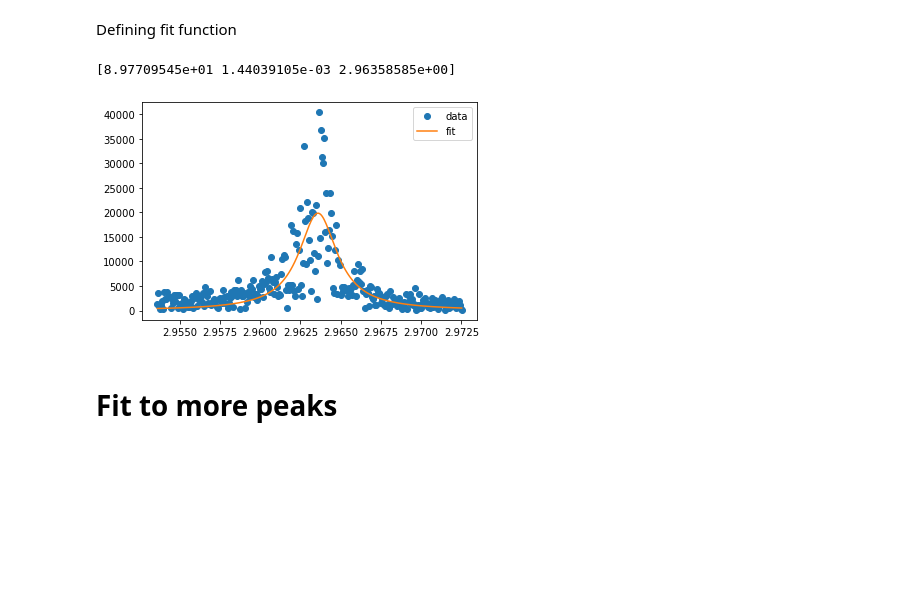
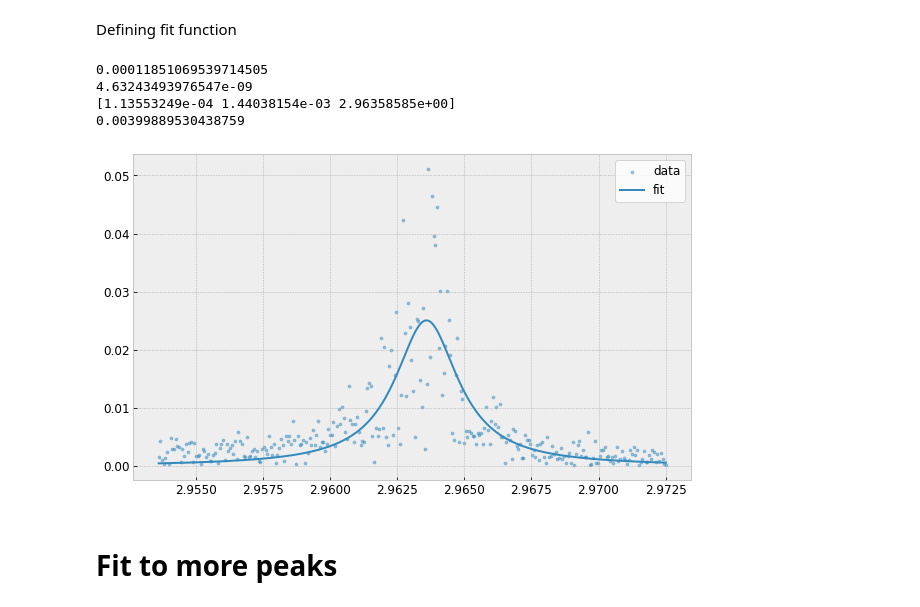
Before and after one commit to rita-png/astrophysics-laboratory, a Jupyter notebook: Sun.ipynb, the cells around one changed output. Cells and saved outputs as stored; diff of their text form; code cells hidden in the pictures; blank space fills up the shorter version.

```diff
--- a/Sun.ipynb
+++ b/Sun.ipynb
@@ -225,20 +218,22 @@ plt.show()
+# %%
+plt.rcParams['figure.figsize'] = (10, 6)
+plt.rcParams.update({'font.size': 12})
 # %% [markdown]
 Analysis of data[0] (this is the zone analysed in the paper)
 # %%
-fourierTransform = np.fft.fft(data[0])#/len(data[0])           # Normalize amplitude
-fourierTransform = fourierTransform[range(int(len(data[0])/2))] # Exclude sampling frequency
+with plt.style.context('bmh'):
+    plt.rcParams.update({'font.size': 12})
+    fig, ax = plt.subplots(figsize=(10, 6))
 
-fig, ax = plt.subplots()
+    ax.set_xlim([2.920, 3.0600])
 
-ax.set_xlim([2.920, 3.0600])
+    ax.set_title('Fourier transform depicting the frequency components')
 
-ax.set_title('Fourier transform depicting the frequency components')
+    ax.plot(freqs[0], FT[0],linewidth=1)
 
-ax.plot(frequencies, abs(fourierTransform),linewidth=1)
+    ax.set_xlabel('Frequency *10³ ')
 
-ax.set_xlabel('Frequency *10³ ')
+    ax.set_ylabel('Amplitude')
 
-ax.set_ylabel('Amplitude')
-
-plt.show()
+    plt.show()
 # %% [output]
@@ -250,7 +245,6 @@ import math
 from scipy.optimize import curve_fit
 
 def lorentz(x, A, sigma, x0):
-    cst = 0.00001
     y = A/math.pi*(sigma)/((x-x0)**2+(sigma)**2)
     return y
 
@@ -258,32 +252,42 @@ def gauss(x, A, B):
     y = A*np.exp(-1*B*x**2)
     return y
 # %%
-xdata = frequencies[46700:47000]
-ydata  = abs(fourierTransform)[46700:47000]
+xdata = freqs[0][46700:47000]
+ydata  = FT[0][46700:47000]
 
 # removing every 2 elements from array to fit
 """print(len(xdata))
 xdata = np.delete(xdata, np.arange(0, xdata.size, 2))
 ydata = np.delete(ydata, np.arange(0, ydata.size, 2))
 print(len(xdata))"""
 
 # fit
 guess = [200, 0.0002, 2.96358]
 
 pars, cov = curve_fit(lorentz, xdata, ydata, p0=guess, maxfev=5000)
 fit_A = pars[0]
 fit_sigma = pars[1]
 fit_x0 = pars[2]
 
 fit_y = lorentz(xdata, fit_A, fit_sigma, fit_x0)
-plt.plot(xdata, ydata, 'o', label='data')
-plt.plot(xdata, fit_y, '-', label='fit')
+with plt.style.context('bmh'):
+    plt.rcParams.update({'font.size': 12})
+    plt.scatter(xdata, ydata, label='data', s=10, alpha=0.5)
+    plt.plot(xdata, fit_y, '-', label='fit')
 plt.legend()
 
+sigma_squared = np.sqrt(cov[0][0]+cov[1][1]+cov[2][2])
+print(sigma_squared)
+print(cov[2][2])
+
 print(pars)
+print(0.00011851069539714505/2.96358585*100) # erro é ~0.0040 % mais pequeno do que a frequencia... hm
 # %% [output]
-[8.97709545e+01 1.44039105e-03 2.96358585e+00]
+0.00011851069539714505
+4.63243493976547e-09
+[1.13553249e-04 1.44038154e-03 2.96358585e+00]
+0.00399889530438759
-[figure, old version]
+[figure, new version]
 # %% [markdown]
 # Fit to more peaks
 # %% [markdown]
```
Also changed, not shown: parts of 36 cells of this notebook.
